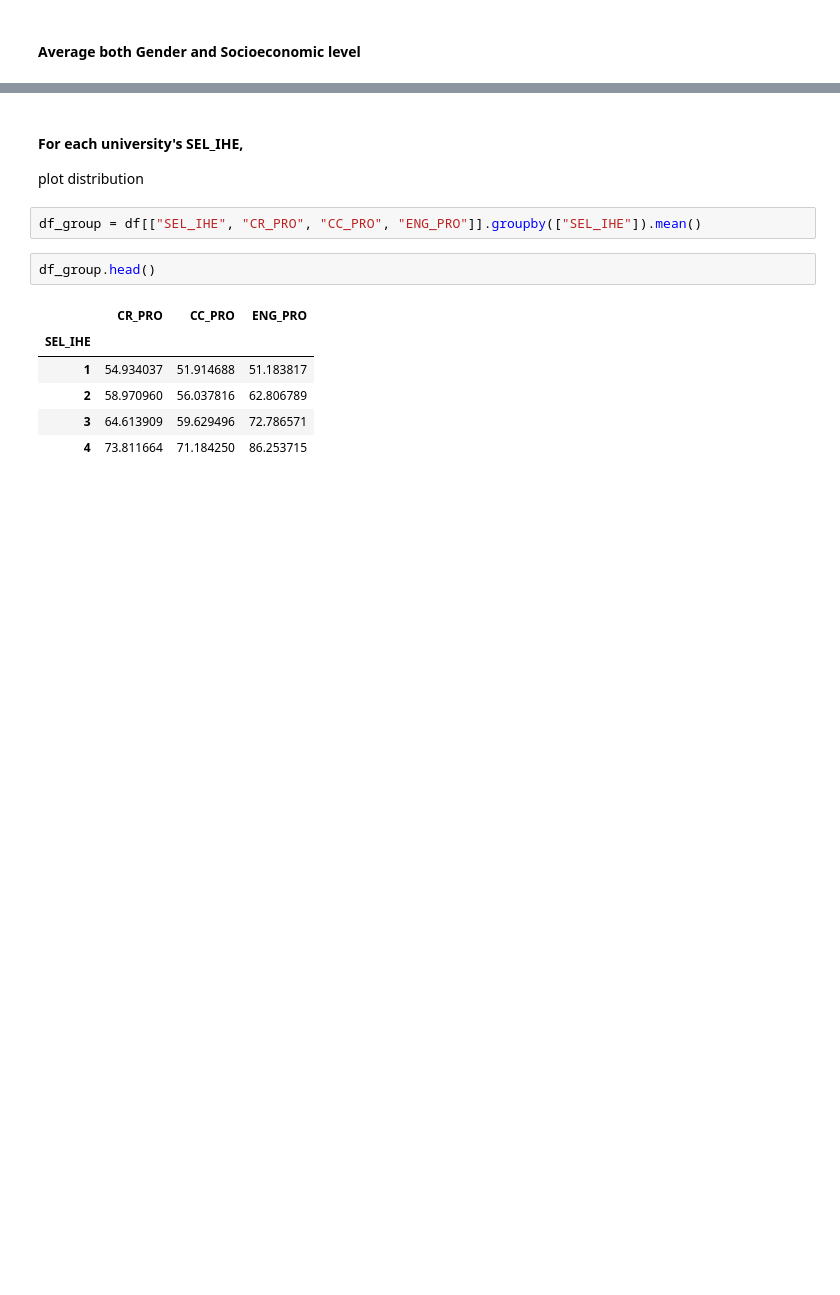
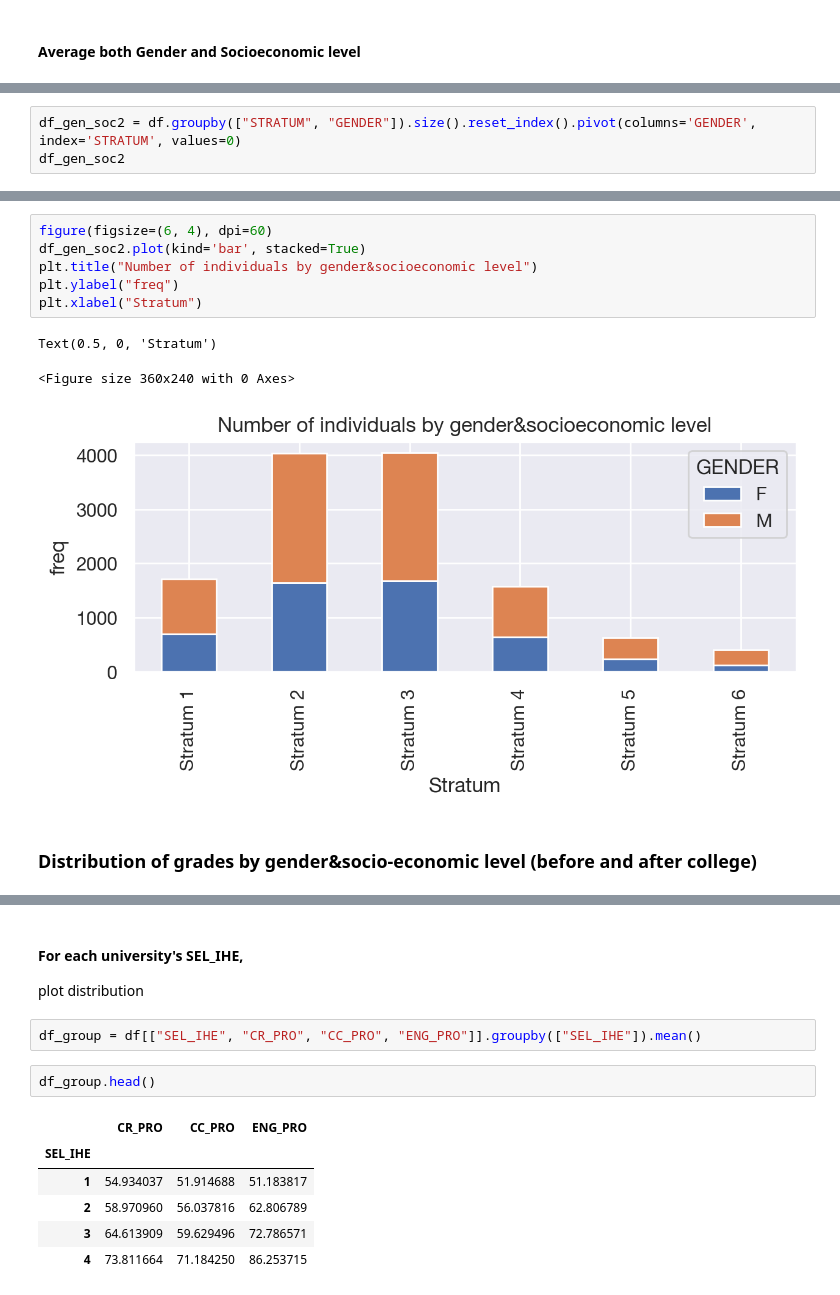
Before and after one commit to s183910/Bachelor_Gabi_Kat, a Jupyter notebook: Code/Basic_dists/Gabis_scratchbook.ipynb, the cells around one changed output, grey strips where cells are left out. Drawn from its saved outputs; the diff is of its cells as text; blank space fills up the shorter version.

```diff
--- a/Code/Basic_dists/Gabis_scratchbook.ipynb
+++ b/Code/Basic_dists/Gabis_scratchbook.ipynb
@@ -134,0 +156,3 @@ dtype: object
+# %%
+df_gen_soc2 = df.groupby(["STRATUM", "GENDER"]).size().reset_index().pivot(columns='GENDER', index='STRATUM', values=0)
+df_gen_soc2
@@ -134,0 +168,12 @@ dtype: object
+# %%
+figure(figsize=(6, 4), dpi=60)
+df_gen_soc2.plot(kind='bar', stacked=True)
+plt.title("Number of individuals by gender&socioeconomic level")
+plt.ylabel("freq")
+plt.xlabel("Stratum")
+# %% [output]
+Text(0.5, 0, 'Stratum')
+<Figure size 360x240 with 0 Axes>
+[figure, added]
+# %% [markdown]
+### Distribution of grades by gender&socio-economic level (before and after college)
```
Also changed, not shown: parts of 44 cells of this notebook, 1 other file.
